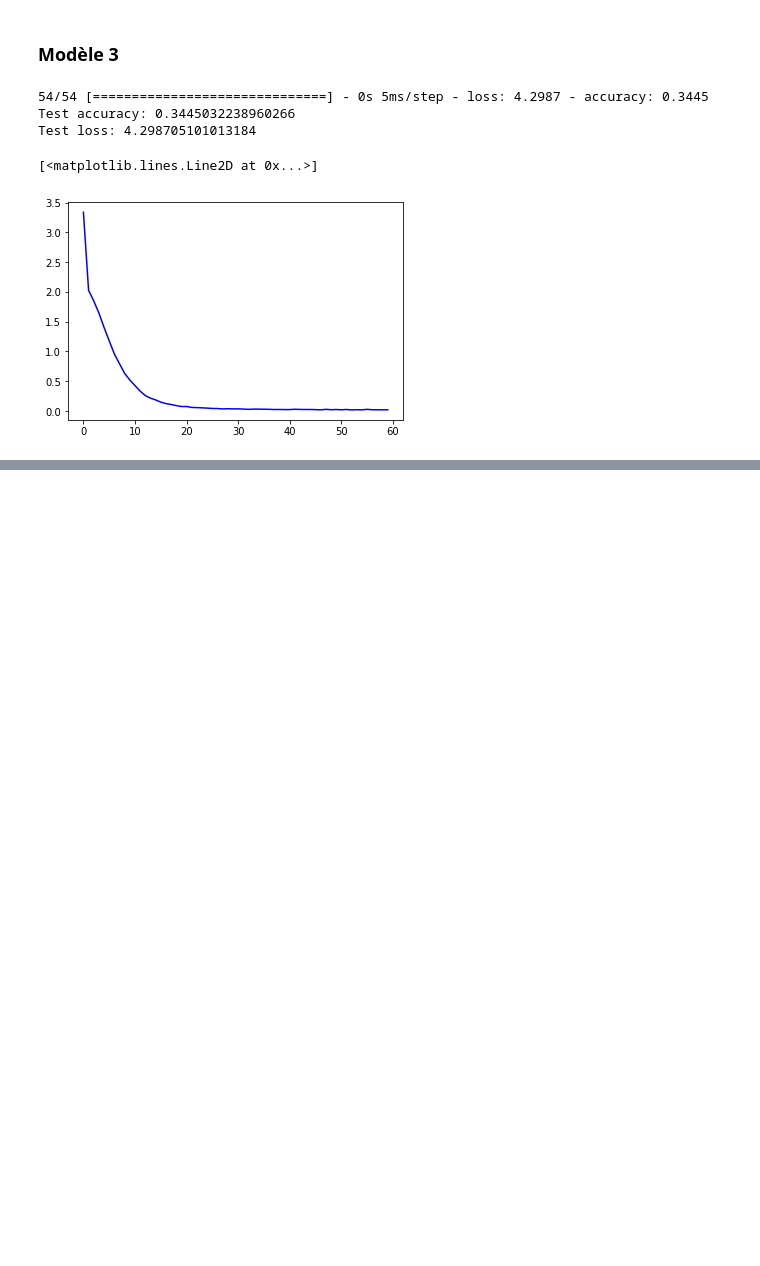
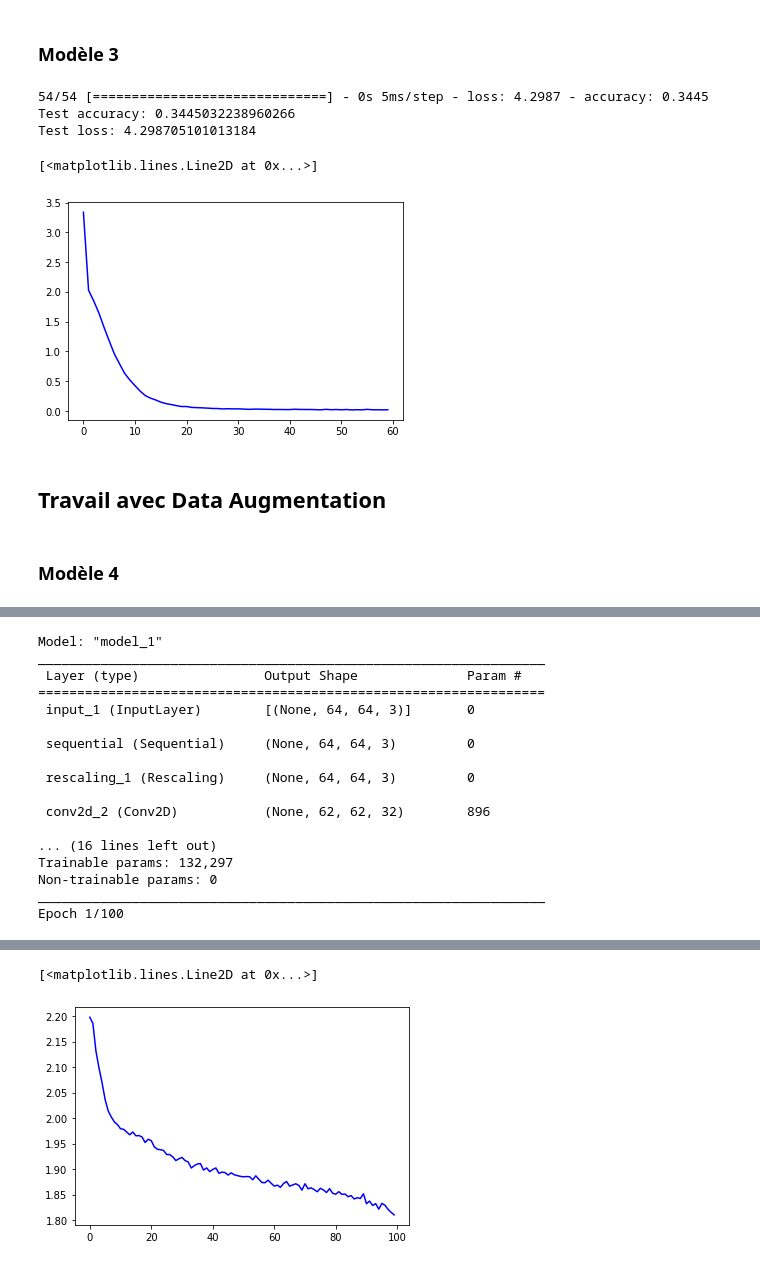
Before and after one commit to Cycyplay/M2_DeepLearning_Classification, a Jupyter notebook: DeepLearning_Projet_Classification_Version_de_Base.ipynb, the cells around one changed output, grey strips where cells are left out. Saved outputs shown, nothing was run; the diff lists cells and outputs as text; code cells hidden in the pictures; blank space fills up the shorter version.

Commit message:
Data Augmentation

```diff
--- a/DeepLearning_Projet_Classification_Version_de_Base.ipynb
+++ b/DeepLearning_Projet_Classification_Version_de_Base.ipynb
@@ -187,3 +186,51 @@ plt.plot(history_3.history["loss"], "b")
 # %% [output]
 [<matplotlib.lines.Line2D at 0x...>]
 [figure]
+# %% [markdown]
+## Travail avec Data Augmentation
+# %%
+#Data Augmentation
+
+data_augmentation = keras.Sequential(
+    [
+      keras.layers.RandomFlip("horizontal"),
+      keras.layers.RandomRotation(0.1),
+      keras.layers.RandomZoom(0.2)
+    ]
+)
+
+inputs = keras.Input(shape=(64, 64, 3))
+# %% [markdown]
+### Modèle 4
+# %%
+x = data_augmentation(inputs)
+x = keras.layers.Rescaling(1./255)(x)
+x = keras.layers.Conv2D(filters=32, kernel_size=3, activation="relu")(x)
+x = keras.layers.MaxPooling2D(pool_size=2)(x)
+x = keras.layers.Conv2D(filters=64, kernel_size=3, activation="relu")(x)
+x = keras.layers.MaxPooling2D(pool_size=2)(x)
+x = keras.layers.Flatten()(x)
+x = keras.layers.Dropout(0.5)(x)
+outputs = keras.layers.Dense(9, activation="sigmoid")(x)
+model_4 = keras.Model(inputs=inputs, outputs=outputs)
+
+model_4.summary()
+
+model_4.compile(optimizer='rmsprop', loss='SparseCategoricalCrossentropy', metrics=['accuracy'])
+
+callbacks = [
+  keras.callbacks.ModelCheckpoint(
+  filepath="convnet_from_scratch_with_augmentation.keras",
+  save_best_only=True,
+  monitor="val_loss")
+]
+
+history_4 = model_4.fit(x_train, y_train, epochs=100, validation_data=(x_test, y_test))
+
+test_loss, test_accuracy = model_4.evaluate(x_test, y_test)
+print("Test accuracy: {}".format(test_accuracy))
+print("Test loss: {}".format(test_loss))
+
+import matplotlib.pyplot as plt
+plt.plot(history_4.history["loss"], "b")
+# %% [output]
@@ -189,0 +247,17 @@ plt.plot(history_3.history["loss"], "b")
+Model: "model_1"
+_________________________________________________________________
+ Layer (type)                Output Shape              Param #
+=================================================================
+ input_1 (InputLayer)        [(None, 64, 64, 3)]       0
+
+ sequential (Sequential)     (None, 64, 64, 3)         0
+
+ rescaling_1 (Rescaling)     (None, 64, 64, 3)         0
+
+ conv2d_2 (Conv2D)           (None, 62, 62, 32)        896
+
+... (16 lines left out)
+Trainable params: 132,297
+Non-trainable params: 0
+_________________________________________________________________
+Epoch 1/100
@@ -189,0 +301,2 @@ plt.plot(history_3.history["loss"], "b")
+[<matplotlib.lines.Line2D at 0x...>]
+[figure, added]
```
Also changed, not shown: parts of 13 cells of this notebook.
